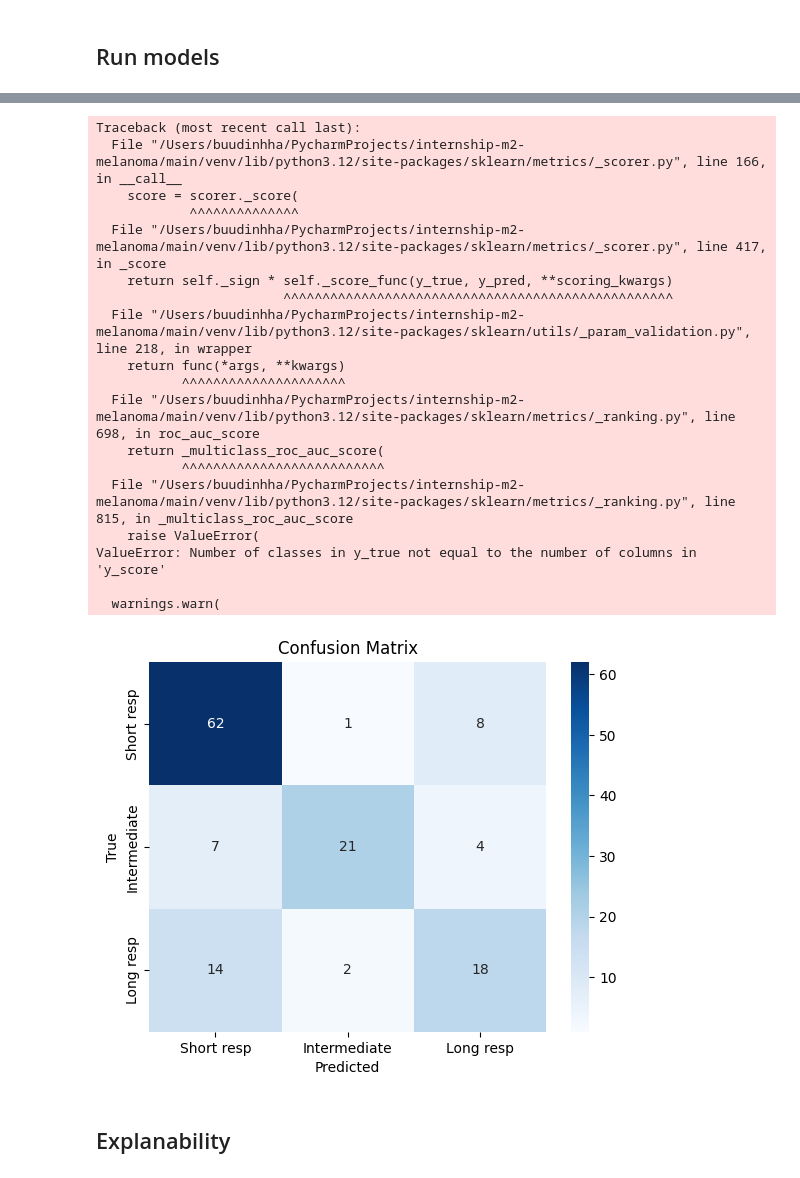
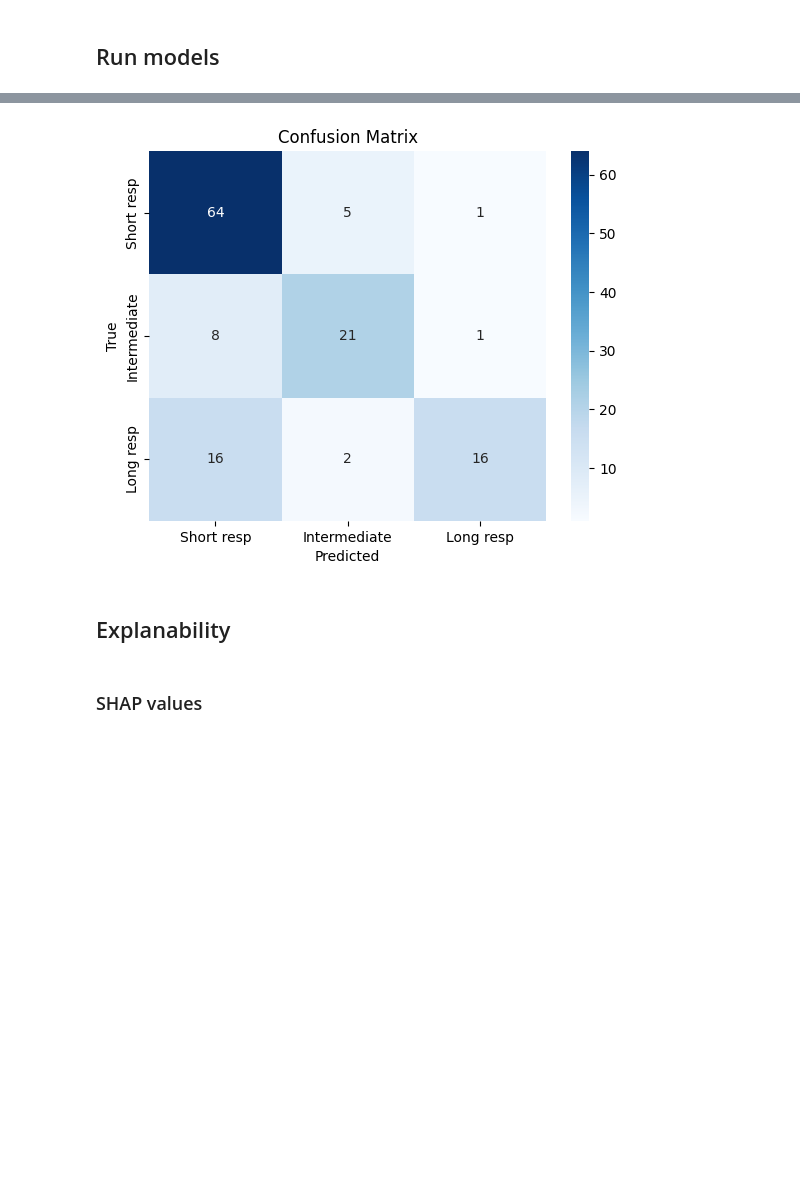
Before and after one commit to dinhhb/modeling_gene_expression, a Jupyter notebook: run-models/5_full_pipeline.ipynb, the cells around one changed output, grey strips where cells are left out. Drawn from its saved outputs; the diff is of its cells as text; code cells hidden in the pictures; blank space fills up the shorter version.

```diff
--- a/run-models/5_full_pipeline.ipynb
+++ b/run-models/5_full_pipeline.ipynb
@@ -65,9 +65,14 @@ clinical_categorical_cols = [
 ]
 clinical_numeric_col = ['age']
 
+# drug_braf_cols = [
+#     'cobimetinib', 'trametinib', 'dabrafenib', 'vemurafenib',
+#     'C195W', 'K601I', 'R558Q', 'MND', 'V600E', 'V600K', 'V600R'
+# ]
+
 drug_braf_cols = [
     'cobimetinib', 'trametinib', 'dabrafenib', 'vemurafenib',
-    'C195W', 'K601I', 'R558Q', 'MND', 'V600E', 'V600K', 'V600R'
+    'C195W', 'K601I', 'MND', 'V600E', 'V600K', 'V600R'
 ]
 
 # Gene expression columns (everything else)
@@ -119,5 +144,6 @@ clinical_preprocessor = ColumnTransformer(
 
 x_processed = clinical_preprocessor.fit_transform(x)
 x_processed = pd.DataFrame(x_processed, columns=clinical_preprocessor.get_feature_names_out())
+x_processed.columns = x_processed.columns.str.split('__').str[-1]
 x_processed
 # %% [output]
@@ -172,8 +202,8 @@ x_rfe
 # %% [markdown]
 ## Hyperparams tuning
 # %%
-CLASSIFIER = 'lr'
-CV = 'logo'
+CLASSIFIER = 'xgboost'
+CV = 'skf'
 x = x_rfe.copy()
 # %%
 import optuna
@@ -265,9 +295,7 @@ Best CV F1 macro: 0.6795575905575906
 # %% [markdown]
 ## Run models
 # %%
-cv = StratifiedKFold(n_splits=5, shuffle=True, random_state=42)
-
-# best_params = {'n_estimators': 184, 'max_depth': 5, 'learning_rate': 0.05152470968190831, 'subsample': 0.5179110300627818, 'colsample_bytree': 0.8798562191354427, 'reg_alpha': 0.011850627705610592, 'reg_lambda': 0.07233876044528072, 'min_child_weight': 1, 'gamma': 0.10039466141134781}
+cv = StratifiedKFold(n_splits=10, shuffle=True, random_state=42)
 
 clf.set_params(**study.best_params)
 
@@ -342,23 +370,7 @@ weighted avg       0.74      0.74      0.73       137
-Traceback (most recent call last):
-  File "/Users/buudinhha/PycharmProjects/internship-m2-melanoma/main/venv/lib/python3.12/site-packages/sklearn/metrics/_scorer.py", line 166, in __call__
-    score = scorer._score(
-            ^^^^^^^^^^^^^^
-  File "/Users/buudinhha/PycharmProjects/internship-m2-melanoma/main/venv/lib/python3.12/site-packages/sklearn/metrics/_scorer.py", line 417, in _score
-    return self._sign * self._score_func(y_true, y_pred, **scoring_kwargs)
-                        ^^^^^^^^^^^^^^^^^^^^^^^^^^^^^^^^^^^^^^^^^^^^^^^^^^
-  File "/Users/buudinhha/PycharmProjects/internship-m2-melanoma/main/venv/lib/python3.12/site-packages/sklearn/utils/_param_validation.py", line 218, in wrapper
-    return func(*args, **kwargs)
-           ^^^^^^^^^^^^^^^^^^^^^
-  File "/Users/buudinhha/PycharmProjects/internship-m2-melanoma/main/venv/lib/python3.12/site-packages/sklearn/metrics/_ranking.py", line 698, in roc_auc_score
-    return _multiclass_roc_auc_score(
-           ^^^^^^^^^^^^^^^^^^^^^^^^^^
-  File "/Users/buudinhha/PycharmProjects/internship-m2-melanoma/main/venv/lib/python3.12/site-packages/sklearn/metrics/_ranking.py", line 815, in _multiclass_roc_auc_score
-    raise ValueError(
-ValueError: Number of classes in y_true not equal to the number of columns in 'y_score'
-
-  warnings.warn(
-[figure, old version]
+[figure, new version]
 # %% [markdown]
 ## Explanability
+# %% [markdown]
+### SHAP values
 # %%
 import shap
```
Also changed, not shown: parts of 27 cells of this notebook, 12 other files.
